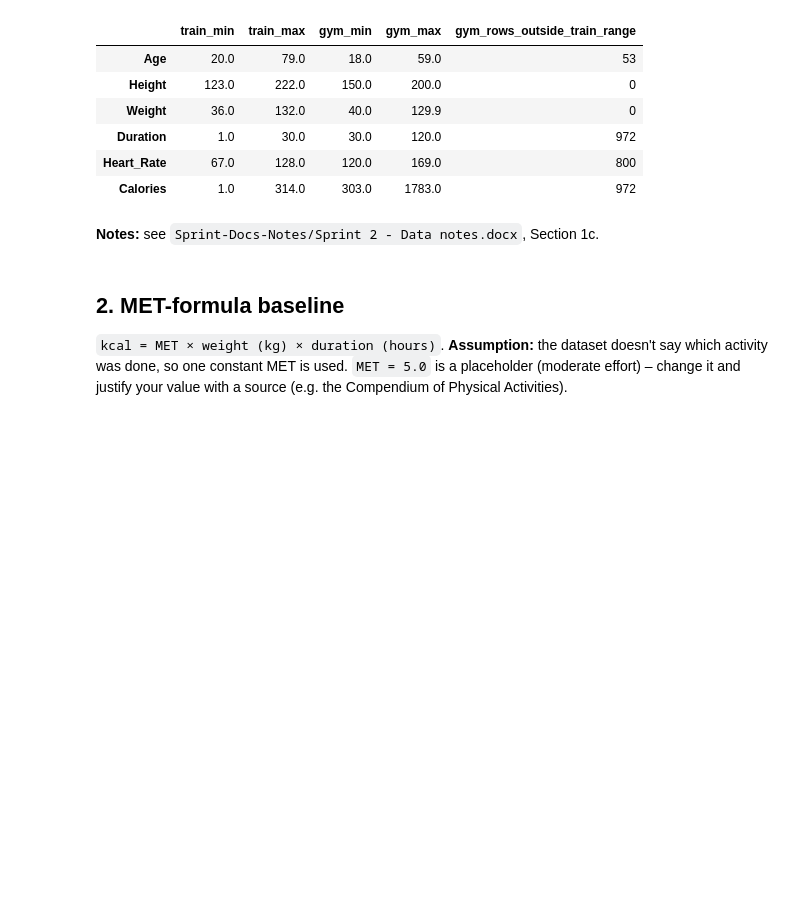
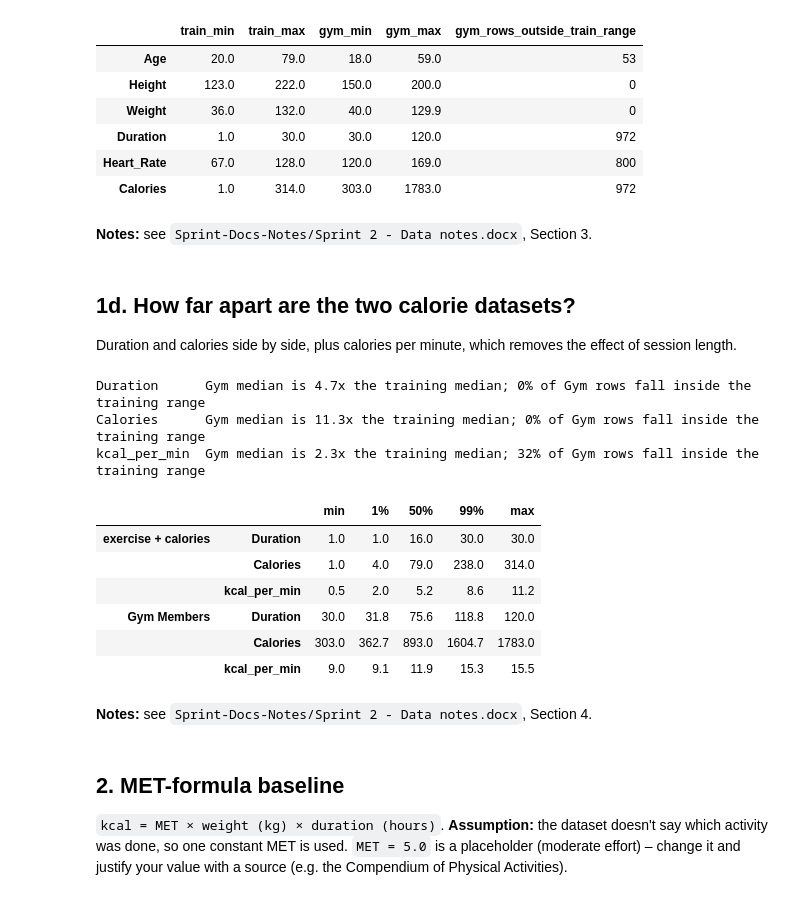
Before and after one commit to gdarslan/AI-GYM-Project, a Jupyter notebook: notebooks/calorie_model_starter.ipynb, the cells around one changed output. Drawn from its saved outputs; the diff is of its cells as text; code cells hidden in the pictures; blank space fills up the shorter version.

Commit message:
Update calorie model notebook: adjust execution metadata and add analysis for calorie datasets comparison

```diff
--- a/notebooks/calorie_model_starter.ipynb
+++ b/notebooks/calorie_model_starter.ipynb
@@ -190,7 +189,36 @@ rng
 | Heart_Rate | 67.0 | 128.0 | 120.0 | 169.0 | 800 |
 | Calories | 1.0 | 314.0 | 303.0 | 1783.0 | 972 |
 # %% [markdown]
-**Notes:** see `Sprint-Docs-Notes/Sprint 2 - Data notes.docx`, Section 1c.
+**Notes:** see `Sprint-Docs-Notes/Sprint 2 - Data notes.docx`, Section 3.
+# %% [markdown]
+## 1d. How far apart are the two calorie datasets?
+Duration and calories side by side, plus calories per minute, which removes the effect of session length.
+# %%
+both = {"exercise + calories": df.assign(kcal_per_min=df["Calories"] / df["Duration"]),
+        "Gym Members": gym_conv.assign(kcal_per_min=gym_conv["Calories"] / gym_conv["Duration"])}
+cols = ["Duration", "Calories", "kcal_per_min"]
+summary = pd.concat({name: d[cols].describe(percentiles=[.01, .5, .99]).T[["min", "1%", "50%", "99%", "max"]]
+                     for name, d in both.items()}).round(1)
+
+t, g = both["exercise + calories"], both["Gym Members"]
+for c in cols:
+    inside = g[c].between(t[c].min(), t[c].max()).mean()
+    print(f"{c:13s} Gym median is {g[c].median() / t[c].median():.1f}x the training median; "
+          f"{inside:.0%} of Gym rows fall inside the training range")
+summary
+# %% [output]
+Duration      Gym median is 4.7x the training median; 0% of Gym rows fall inside the training range
+Calories      Gym median is 11.3x the training median; 0% of Gym rows fall inside the training range
+kcal_per_min  Gym median is 2.3x the training median; 32% of Gym rows fall inside the training range
+|  |  | min | 1% | 50% | 99% | max |
+| exercise + calories | Duration | 1.0 | 1.0 | 16.0 | 30.0 | 30.0 |
+|  | Calories | 1.0 | 4.0 | 79.0 | 238.0 | 314.0 |
+|  | kcal_per_min | 0.5 | 2.0 | 5.2 | 8.6 | 11.2 |
+| Gym Members | Duration | 30.0 | 31.8 | 75.6 | 118.8 | 120.0 |
+|  | Calories | 303.0 | 362.7 | 893.0 | 1604.7 | 1783.0 |
+|  | kcal_per_min | 9.0 | 9.1 | 11.9 | 15.3 | 15.5 |
+# %% [markdown]
+**Notes:** see `Sprint-Docs-Notes/Sprint 2 - Data notes.docx`, Section 4.
 # %% [markdown]
 ## 2. MET-formula baseline
 `kcal = MET × weight (kg) × duration (hours)`.
```
Also changed, not shown: parts of 3 cells of this notebook.
